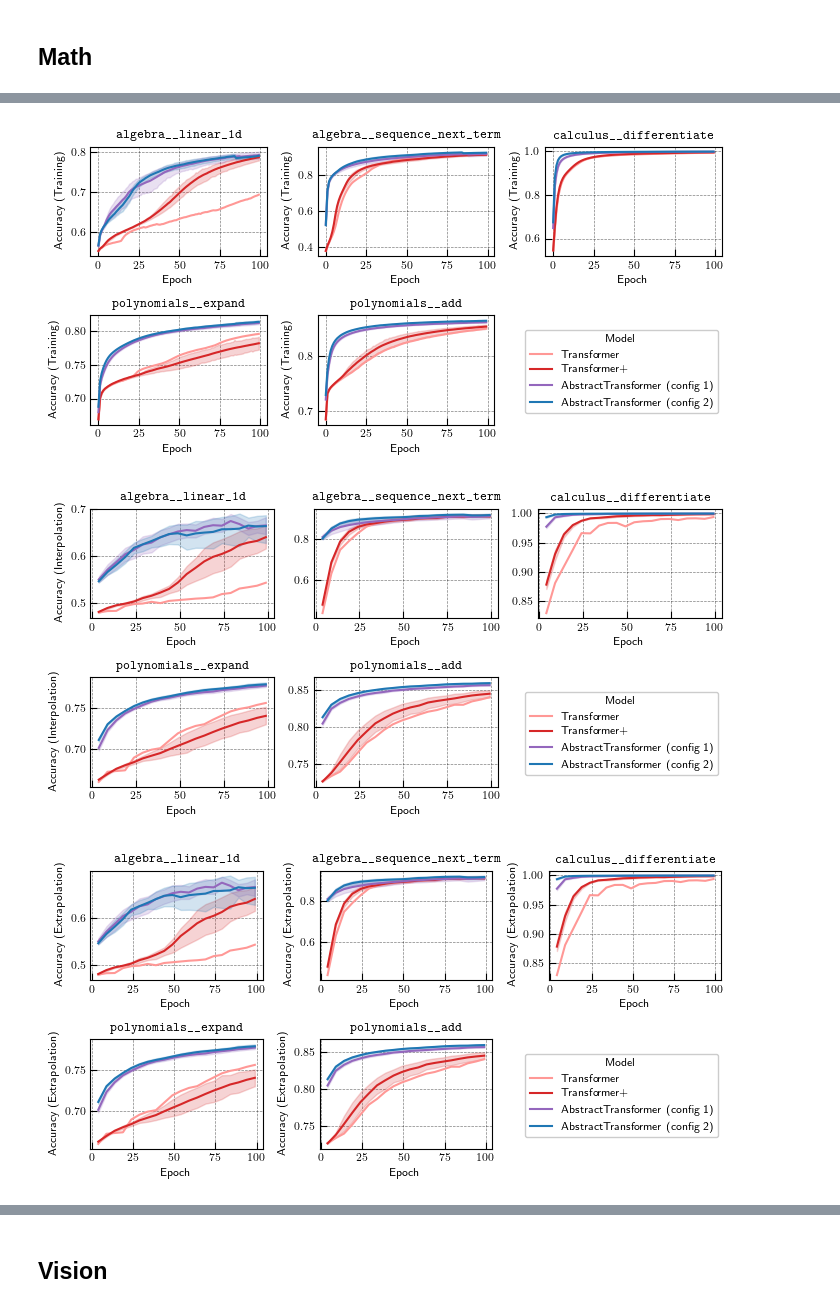
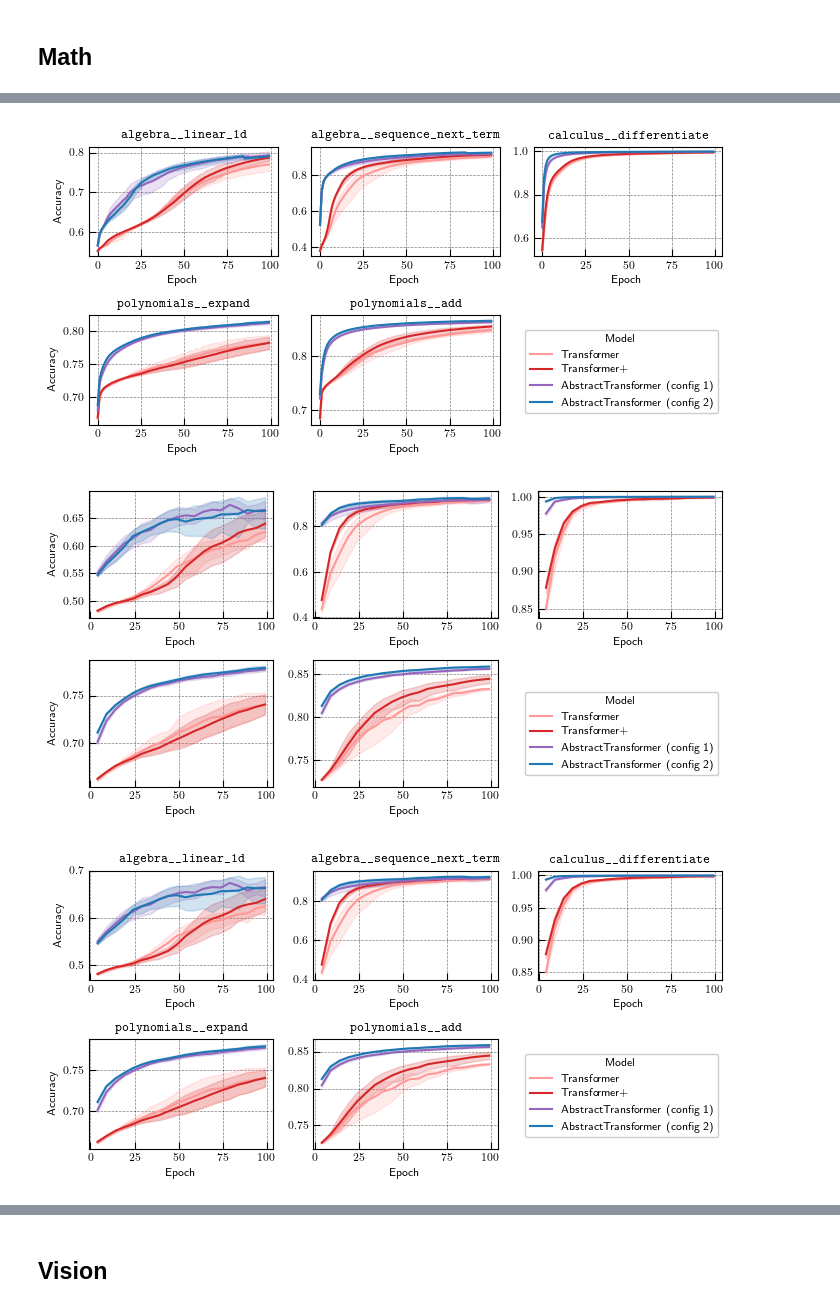
Before and after one commit to Awni00/abstract_transformer, a Jupyter notebook: figure_generation/figure_generation.ipynb, the cells around one changed output, grey strips where cells are left out. Saved outputs shown, nothing was run; the diff lists cells and outputs as text; code cells hidden in the pictures.

```diff
--- a/figure_generation/figure_generation.ipynb
+++ b/figure_generation/figure_generation.ipynb
@@ -86,0 +61,10 @@ color_map_ = {
+# %%
+def parse_rel_symmetry(group_name):
+    if 'sym_rel=True' in group_name:
+        return True
+    elif 'sym_rel=False' in group_name:
+        return False
+    else:
+        return None
+
+figure_data['Symmetric RA'] = figure_data['group'].apply(parse_rel_symmetry)
@@ -91,12 +128,13 @@ dict_values(['AbstractTransformer ($n_h^{sa}=1, n_h^{rca}=1$)', 'Transformer ($n
 # %%
-# tasks = figure_data.Task.unique()
-
 fig = plt.figure(figsize=(7,3.5))
 
 axes = []
 for i, task in enumerate(tasks):
+    # task filter
     task_filter = figure_data.Task == task
     ax_data = figure_data[task_filter]
+    # config filter
+    ax_data = ax_data[ax_data['Symmetric RA']!=False]
 
     ax = fig.add_subplot(2, 3, i+1)
     sns.lineplot(ax_data, ax=ax, x='Training Set Size', y='Generalization Accuracy', hue='Model', legend=False,  palette=color_map_,
@@ -110,5 +148,5 @@ for i, task in enumerate(tasks):
 # fig.legend(handles=ax.get_lines(), labels=models,  loc=(0.65, 0.15), fontsize='medium', title='Model')
 fig.legend(handles=ax.get_lines(), labels=models,  loc=(0.68, 0.15), fontsize='small', title='Model') # TODO: make larger? go back to medium
 fig.set_tight_layout(True)
-fig.savefig(f'{save_dir}/relgames_learning_curves.pdf')
+# fig.savefig(f'{save_dir}/relgames_learning_curves.pdf')
 # %% [output]
@@ -118,8 +265,8 @@ fig.savefig(f'{save_dir}/relgames_learning_curves.pdf')
 # %%
 # bar plot figure
 color_map_ = {
-    'AbstractTransformer (config 1)': cmap(8), # purple
-    'AbstractTransformer (config 2)': cmap(0), # blue
+    f'{our_model_name} (config 1)': cmap(8), # purple
+    f'{our_model_name} (config 2)': cmap(0), # blue
     'Transformer': cmap(7), # lighter red
     'Transformer+': cmap(6), # red
     # 'Transformer+': cmap(4),
@@ -127,10 +274,11 @@ color_map_ = {
 
 
 models = {
-    'ee=8; ea=0; de=8; da=0; dc=8; el=2; dl=2': 'Transformer',
+    'e_sa=8; e_rca=0; d_sa=8; d_rca=0; d_cross=8; d=128; rca_type=NA, symbol_type=NA; el=2; dl=2': 'Transformer',
+    # 'ee=8; ea=0; de=8; da=0; dc=8; el=2; dl=2': 'Transformer',
     'e_sa=8; e_rca=0; d_sa=8; d_rca=0; d_cross=8; d=144; rca_type=NA, symbol_type=NA; el=2; dl=2': 'Transformer+',
-    'e_sa=4; e_rca=4; d_sa=8; d_rca=0; d_cross=8; d=128; rca_type=disentangled_v2, symbol_type=pos_relative; el=2; dl=2': 'AbstractTransformer (config 1)',
-    'e_sa=4; e_rca=4; d_sa=4; d_rca=4; d_cross=8; d=128; rca_type=disentangled_v2, symbol_type=pos_relative; el=2; dl=2': 'AbstractTransformer (config 2)',
+    'e_sa=4; e_rca=4; d_sa=8; d_rca=0; d_cross=8; d=128; rca_type=disentangled_v2, symbol_type=pos_relative; el=2; dl=2': f'{our_model_name} (config 1)',
+    'e_sa=4; e_rca=4; d_sa=4; d_rca=4; d_cross=8; d=128; rca_type=disentangled_v2, symbol_type=pos_relative; el=2; dl=2': f'{our_model_name} (config 2)',
     # 'e_sa=4; e_rca=4; d_sa=8; d_rca=0; d_cross=8; rca_dis=True, el=2; dl=2': 'AbstractTransformer (v1; OGRCA)',
     # 'e_sa=4; e_rca=4; d_sa=4; d_rca=4; d_cross=8; rca_dis=True, el=2; dl=2': 'AbstractTransformer (v2; OGRCA)',
     }
@@ -184,37 +332,40 @@ for i, task in enumerate(tasks):
         # estimator='mean', errorbar=('se', 1.96))
         estimator='mean', errorbar=('ci', 95))
     ax.set_title(task)
-    axes.append(ax)
+    if (i % 3) != 0:
+        ax.set_ylabel('')
+    else:
+        ax.set_ylabel('Accuracy')
 
 fig.legend(handles=ax.get_lines(), labels=models.values(),  loc=(0.7, 0.15), fontsize='medium', title='Model')
 fig.set_tight_layout(True)
-fig.savefig(f'{save_dir}/math_training_curves_trainacc.pdf')
+fig.savefig(f'{save_dir}/math/math_training_curves_trainacc.pdf')
 # %% [output]
-[figure, old version]
+[figure, new version]
 # %%
 tasks = figure_data.Task.unique()
 
 fig = plt.figure(figsize=(7,3.5))
 
 axes = []
 for i, task in enumerate(tasks):
     task_filter = figure_data.Task == task
     ax_data = figure_data[task_filter]
 
     ax = fig.add_subplot(2, 3, i+1)
     sns.lineplot(ax_data, ax=ax, x='Epoch', y='Accuracy (Interpolation)', hue='Model', legend=False,  palette=color_map_,
         # estimator='mean', errorbar=('se', 1.96))
         estimator='mean', errorbar=('ci', 95))
     if (i % 3) != 0:
         ax.set_ylabel('')
-    ax.set_title(task)
-    axes.append(ax)
+    else:
+        ax.set_ylabel('Accuracy')
 
 fig.legend(handles=ax.get_lines(), labels=models.values(),  loc=(0.7, 0.15), fontsize='medium', title='Model')
 fig.set_tight_layout(True)
-fig.savefig(f'{save_dir}/math_training_curves_interpolation.pdf')
+fig.savefig(f'{save_dir}/math/math_training_curves_interpolation.pdf')
 # %% [output]
-[figure, old version]
+[figure, new version]
 # %%
 tasks = figure_data.Task.unique()
 
@@ -230,10 +381,13 @@ for i, task in enumerate(tasks):
         # estimator='mean', errorbar=('se', 1.96))
         estimator='mean', errorbar=('ci', 95))
     ax.set_title(task)
-    axes.append(ax)
+    if (i % 3) != 0:
+        ax.set_ylabel('')
+    else:
+        ax.set_ylabel('Accuracy')
 
 fig.legend(handles=ax.get_lines(), labels=models.values(),  loc=(0.7, 0.15), fontsize='medium', title='Model')
 fig.set_tight_layout(True)
-fig.savefig(f'{save_dir}/math_training_curves_extrapolation.pdf')
+fig.savefig(f'{save_dir}/math/math_training_curves_extrapolation.pdf')
 # %% [output]
-[figure, old version]
+[figure, new version]
```
Also changed, not shown: parts of 24 cells of this notebook.
